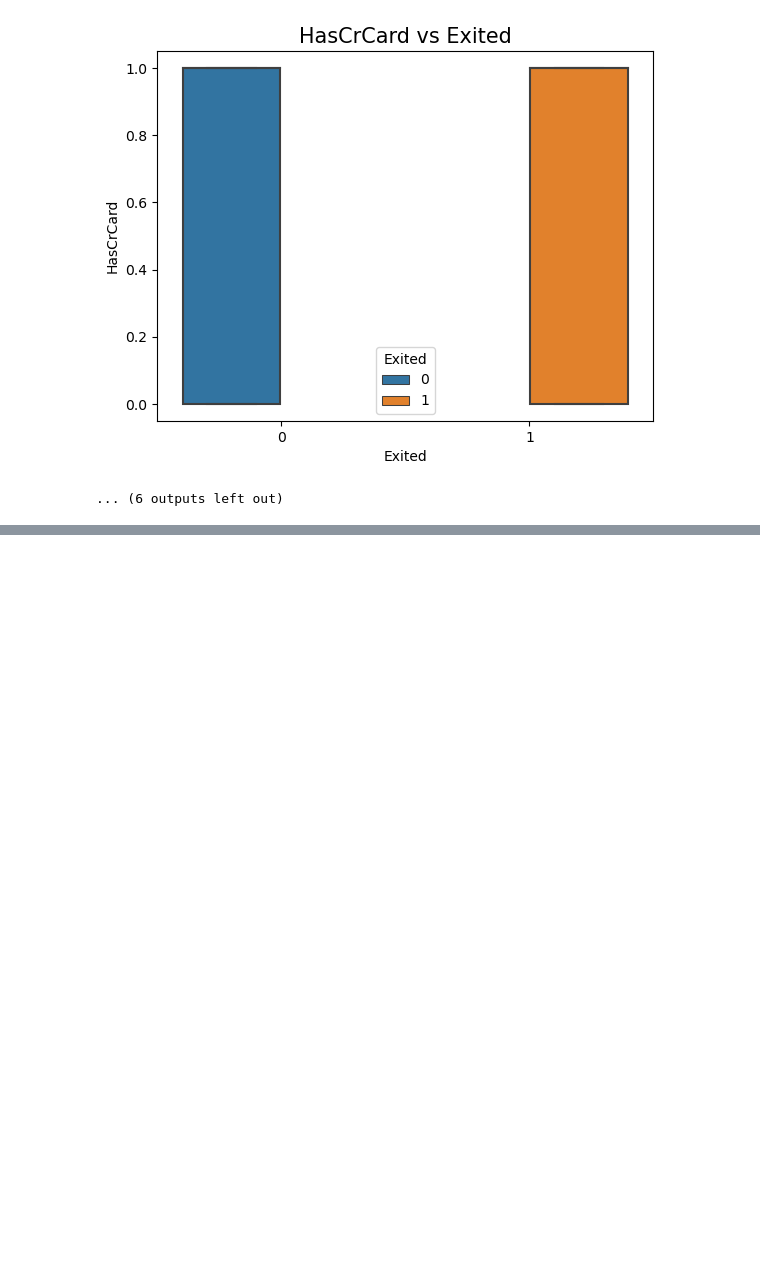
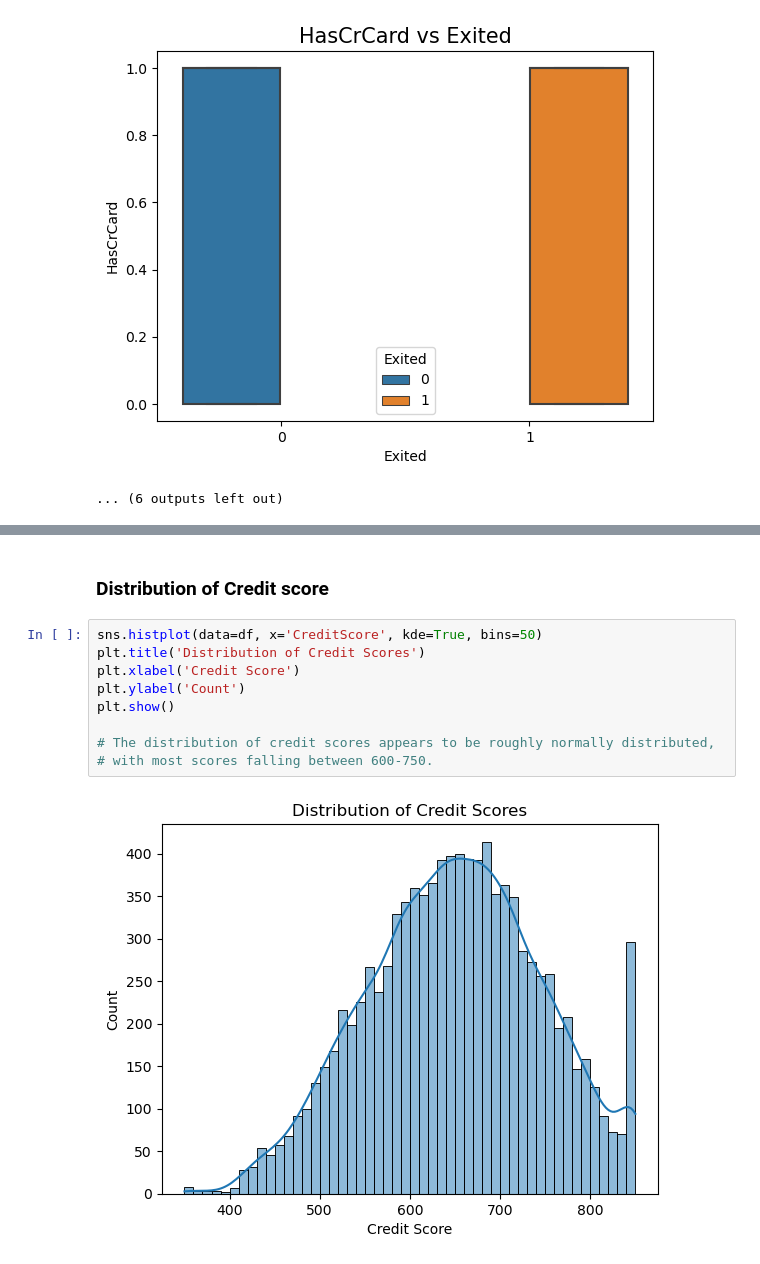
Before and after one commit to abhishekj-growexxer/churn_prediction, a Jupyter notebook: code/1. eda.ipynb, the cells around one changed output, grey strips where cells are left out. Saved outputs shown, nothing was run; the diff lists cells and outputs as text; blank space fills up the shorter version.

```diff
--- a/code/1. eda.ipynb
+++ b/code/1. eda.ipynb
@@ -231,0 +255,13 @@ HasCrCard
+# %% [markdown]
+### Distribution of Credit score
+# %%
+sns.histplot(data=df, x='CreditScore', kde=True, bins=50)
+plt.title('Distribution of Credit Scores')
+plt.xlabel('Credit Score')
+plt.ylabel('Count')
+plt.show()
+
+# The distribution of credit scores appears to be roughly normally distributed,
+# with most scores falling between 600-750.
+# %% [output]
+[figure, added]
```
Also changed, not shown: parts of 10 cells of this notebook.
